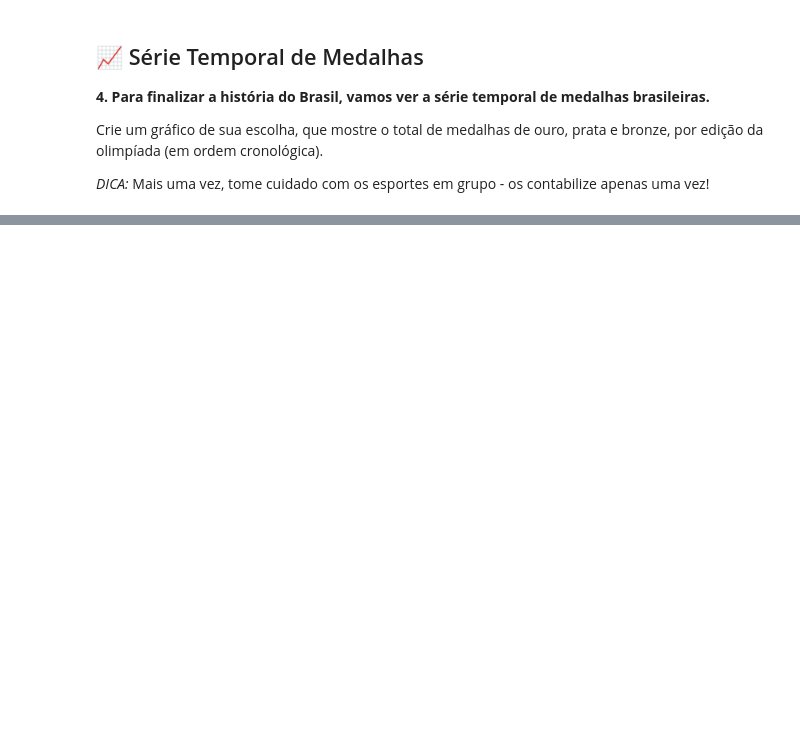
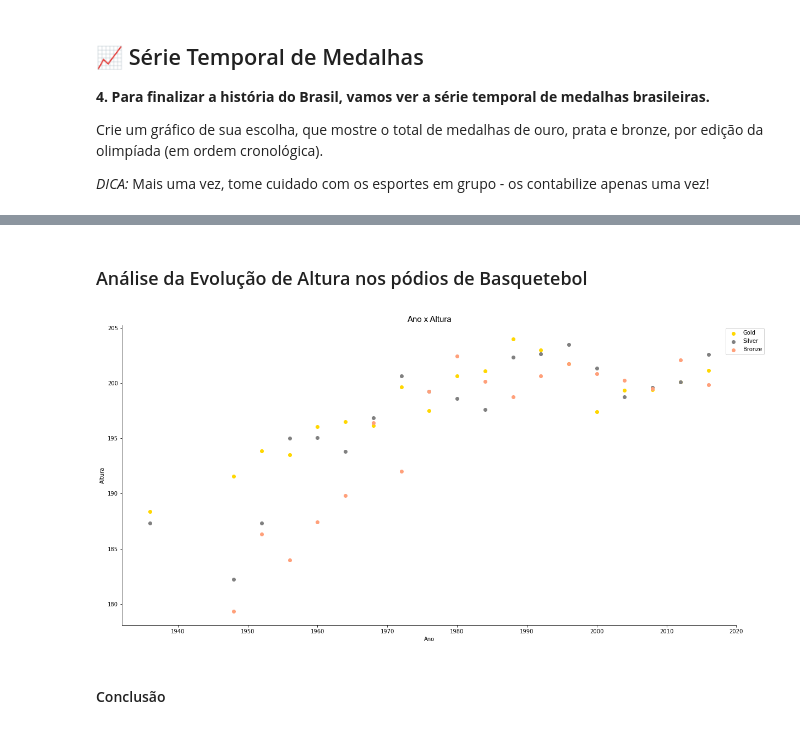
Before and after one commit to ewerthonk/dataviz-olympics, a Jupyter notebook: dataviz-olympics.ipynb, the cells around one changed output, grey strips where cells are left out. Drawn from its saved outputs; the diff is of its cells as text; code cells hidden in the pictures; blank space fills up the shorter version.

```diff
--- a/dataviz-olympics.ipynb
+++ b/dataviz-olympics.ipynb
@@ -806,0 +871,31 @@ df_brazil_time_plot.get_dummies('Medal')
+# %% [markdown]
+### Análise da Evolução de Altura nos pódios de Basquetebol
+# %%
+# separar a altura dos três primeiros colocados
+df_podium = df[(pd.notnull(df['Medal'])) &  (df['Event'] == "Basketball Men's Basketball")]
+
+means = df_podium.groupby(['Year', 'Medal'], as_index=False).mean()
+# %%
+fig, ax = plt.subplots(figsize=(20,10))
+
+gold = means[means['Medal']=='Gold'].copy()
+silver = means[means['Medal']=='Silver'].copy()
+bronze = means[means['Medal']=='Bronze'].copy()
+
+ax.scatter(x ='Year', y= 'Height', data= gold, c= 'gold', label= 'Gold')
+ax.scatter(x ='Year', y= 'Height', data= silver, c= 'gray', label= 'Silver')
+ax.scatter(x ='Year', y= 'Height', data= bronze, c= 'lightsalmon', label= 'Bronze')
+
+ax.legend(bbox_to_anchor=(1.05, 1))
+ax.set_title('Ano x Altura', fontname='Arial', size=15, color='black')
+ax.set_xlabel('Ano')
+ax.set_ylabel('Altura')
+
+ax.spines['right'].set_visible(False)
+ax.spines['top'].set_visible(False)
+
+plt.show()
+# %% [output]
+[figure, added]
+# %% [markdown]
+#### Conclusão
```
Also changed, not shown: parts of 10 cells of this notebook, 11 other files.
